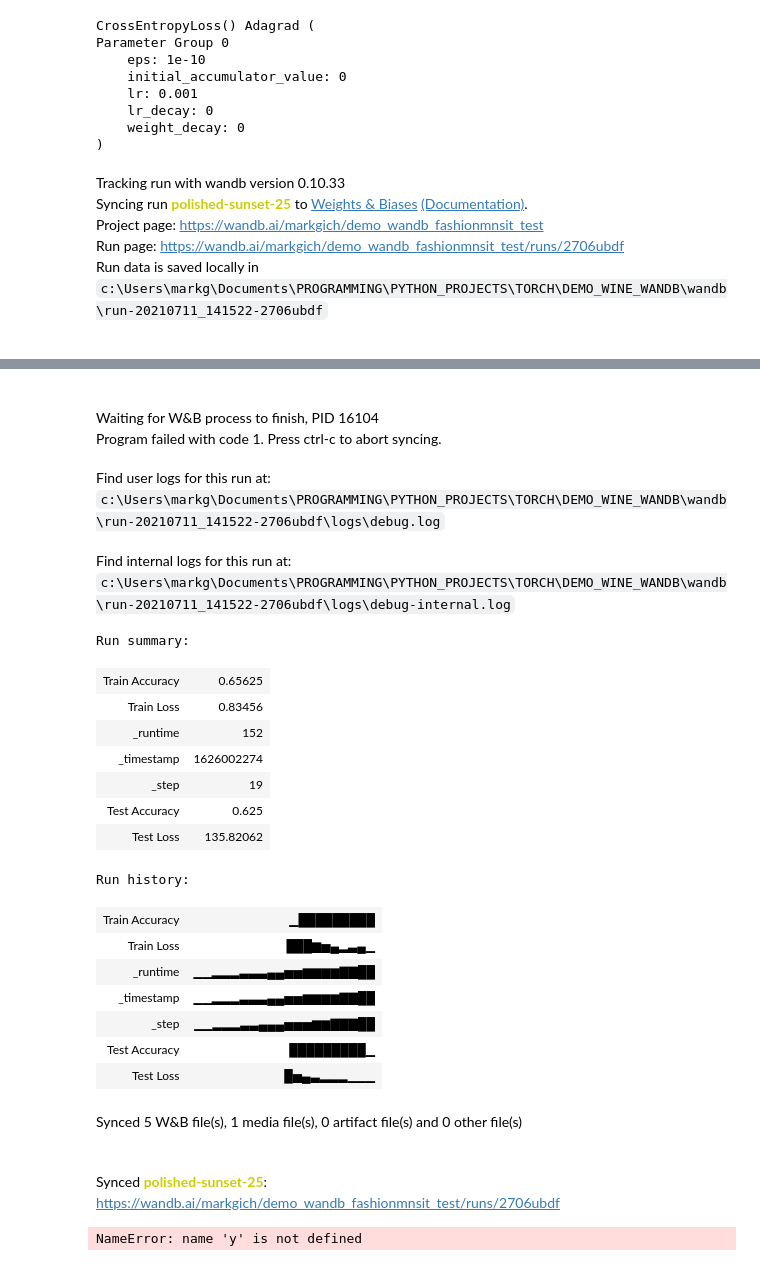
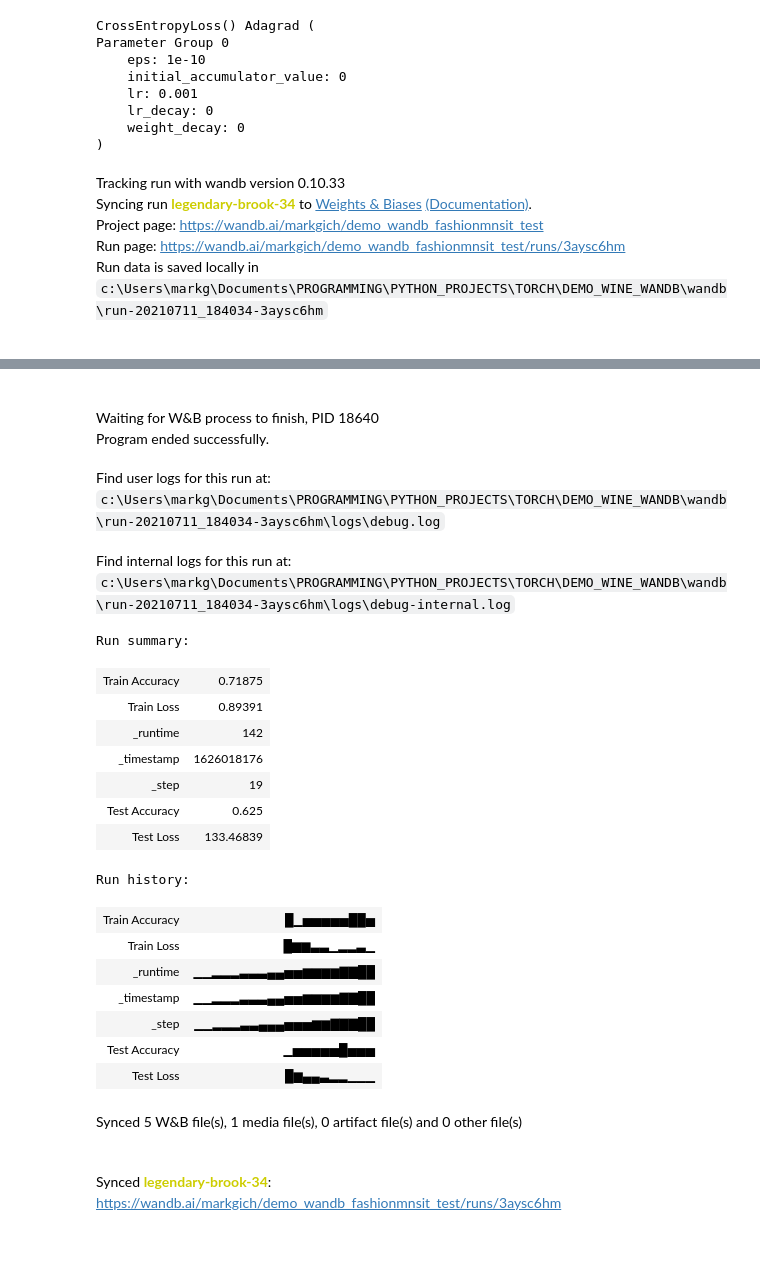
Before and after one commit to markgicharu/DEMO_WINE_WANDB, a Jupyter notebook: Fashion_Mnist_wandb.ipynb, the cells around one changed output, grey strips where cells are left out. Drawn from its saved outputs; the diff is of its cells as text; code cells hidden in the pictures.

```diff
--- a/Fashion_Mnist_wandb.ipynb
+++ b/Fashion_Mnist_wandb.ipynb
@@ -273,14 +276,16 @@ with wandb.init(project="demo_wandb_fashionmnsit_test", config=config):
         test_loop(test_dataloader, model, loss_fn)
 
     wandb.save(torch.save(model.state_dict(), f=f"./models/fashion_mnist_{t}.pt"))
-    torch.onnx.export(model = model, f = "./models/fashion_mnist_{t}.onnx", input_names=['input'], output_names = ['output'],
-        verbose=True, do_constant_folding=True, opset_version=11)
+    X = torch.randn(16,1,28,28, device='cuda')
+    wandb.save(torch.onnx.export(model = model, args=X, f = "./models/fashion_mnist_{t}.onnx", input_names=['input'], output_names = ['output'],
+        verbose=True, do_constant_folding=True, opset_version=11))
 print("Done!")
+torch.cuda.empty_cache()
 # %% [output]
 Tracking run with wandb version 0.10.33
-Syncing run polished-sunset-25 to Weights & Biases (Documentation).
+Syncing run legendary-brook-34 to Weights & Biases (Documentation).
 Project page: https://wandb.ai/markgich/demo_wandb_fashionmnsit_test
-Run page: https://wandb.ai/markgich/demo_wandb_fashionmnsit_test/runs/2706ubdf
-Run data is saved locally in c:\Users\markg\Documents\PROGRAMMING\PYTHON_PROJECTS\TORCH\DEMO_WINE_WANDB\wandb\run-20210711_141522-2706ubdf
+Run page: https://wandb.ai/markgich/demo_wandb_fashionmnsit_test/runs/3aysc6hm
+Run data is saved locally in c:\Users\markg\Documents\PROGRAMMING\PYTHON_PROJECTS\TORCH\DEMO_WINE_WANDB\wandb\run-20210711_184034-3aysc6hm
 Epoch 1
 -------------------------------
@@ -302,23 +327,22 @@ Test Metrics:
-Waiting for W&B process to finish, PID 16104
-Program failed with code 1. Press ctrl-c to abort syncing.
+Waiting for W&B process to finish, PID 18640
+Program ended successfully.
-Find user logs for this run at: c:\Users\markg\Documents\PROGRAMMING\PYTHON_PROJECTS\TORCH\DEMO_WINE_WANDB\wandb\run-20210711_141522-2706ubdf\logs\debug.log
+Find user logs for this run at: c:\Users\markg\Documents\PROGRAMMING\PYTHON_PROJECTS\TORCH\DEMO_WINE_WANDB\wandb\run-20210711_184034-3aysc6hm\logs\debug.log
-Find internal logs for this run at: c:\Users\markg\Documents\PROGRAMMING\PYTHON_PROJECTS\TORCH\DEMO_WINE_WANDB\wandb\run-20210711_141522-2706ubdf\logs\debug-internal.log
+Find internal logs for this run at: c:\Users\markg\Documents\PROGRAMMING\PYTHON_PROJECTS\TORCH\DEMO_WINE_WANDB\wandb\run-20210711_184034-3aysc6hm\logs\debug-internal.log
-Run summary:
+Run summary:
-| Train Accuracy | 0.65625 |
-| Train Loss | 0.83456 |
-| _runtime | 152 |
-| _timestamp | 1626002274 |
+| Train Accuracy | 0.71875 |
+| Train Loss | 0.89391 |
+| _runtime | 142 |
+| _timestamp | 1626018176 |
 | _step | 19 |
 | Test Accuracy | 0.625 |
-| Test Loss | 135.82062 |
+| Test Loss | 133.46839 |
-Run history:
+Run history:
-| Train Accuracy | ▁█████████ |
-| Train Loss | ███▆▅▄▂▃▄▁ |
+| Train Accuracy | █▁▅▅▅▅▅██▅ |
+| Train Loss | █▆▆▃▃▁▂▂▃▁ |
 | _runtime | ▁▁▂▂▂▃▃▃▄▄▅▅▆▆▆▆▇▇██ |
 | _timestamp | ▁▁▂▂▂▃▃▃▄▄▅▅▆▆▆▆▇▇██ |
 | _step | ▁▁▂▂▂▃▃▄▄▄▅▅▅▆▆▇▇▇██ |
-| Test Accuracy | █████████▁ |
-| Test Loss | █▅▄▃▂▂▂▁▁▁ |
+| Test Accuracy | ▁▅▅▅▅▅█▅▅▅ |
+| Test Loss | █▆▄▄▃▂▂▁▁▁ |
 Synced 5 W&B file(s), 1 media file(s), 0 artifact file(s) and 0 other file(s)
-Synced polished-sunset-25: https://wandb.ai/markgich/demo_wandb_fashionmnsit_test/runs/2706ubdf
+Synced legendary-brook-34: https://wandb.ai/markgich/demo_wandb_fashionmnsit_test/runs/3aysc6hm
-NameError: name 'y' is not defined
```
Also changed, not shown: parts of 2 cells of this notebook, 2 other files.
